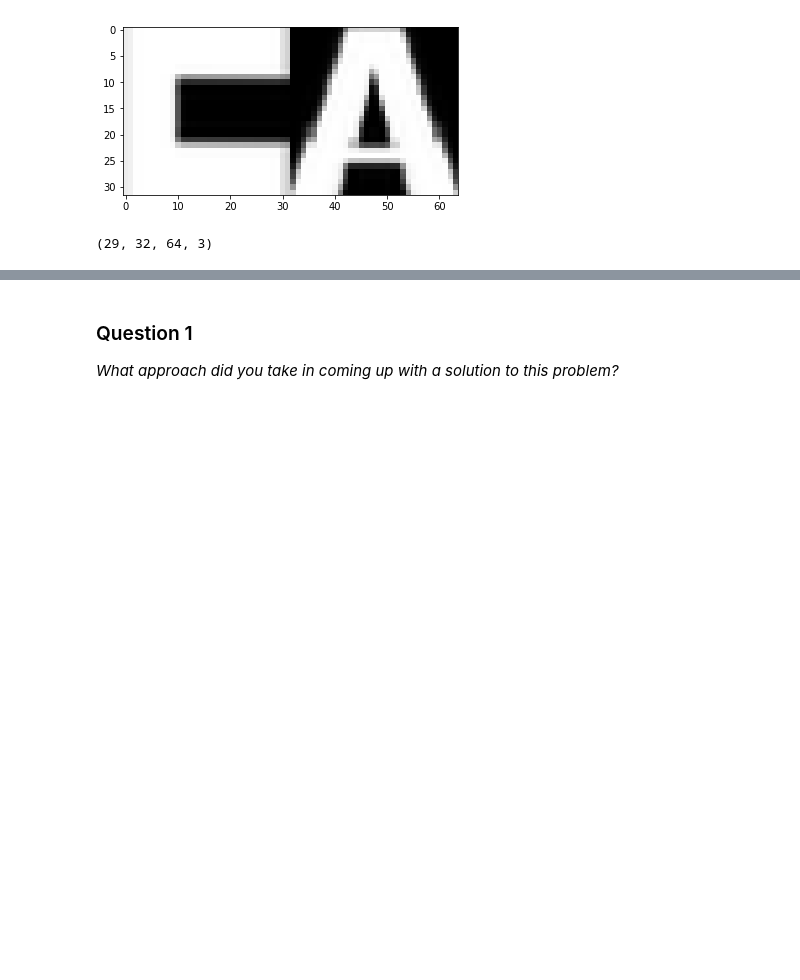
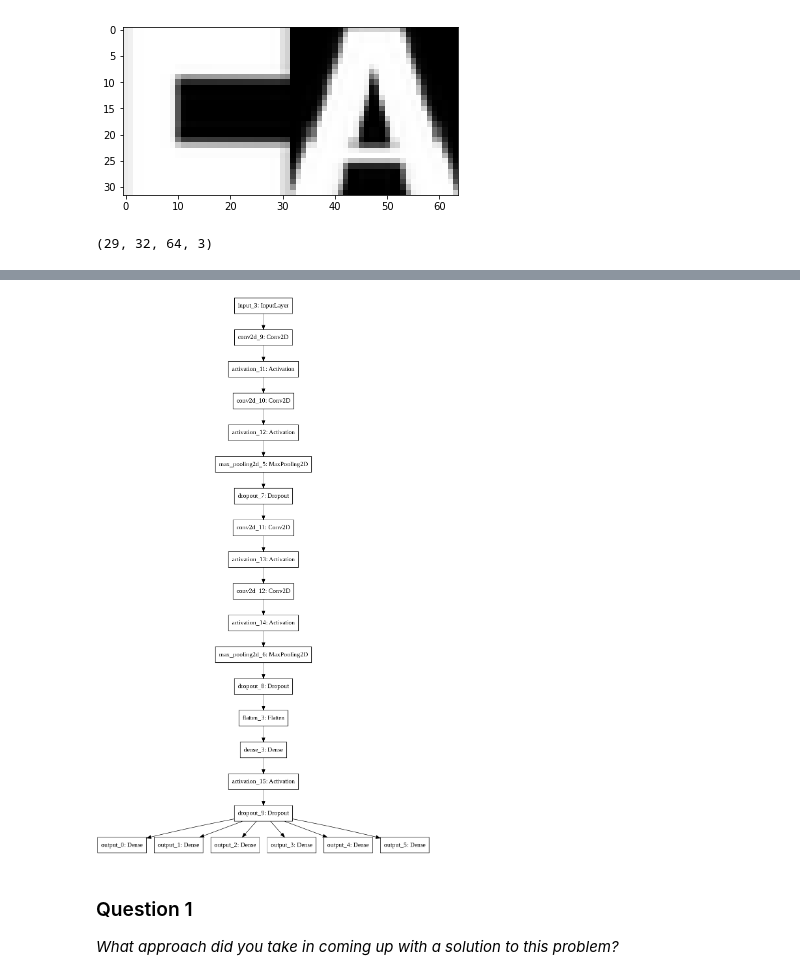
Before and after one commit to samiriff/MLND-digit-recognition, a Jupyter notebook: Copy_of_digit_recognition.ipynb, the cells around one changed output, grey strips where cells are left out. Saved outputs shown, nothing was run; the diff lists cells and outputs as text; code cells hidden in the pictures; blank space fills up the shorter version.

```diff
--- a/Copy_of_digit_recognition.ipynb
+++ b/Copy_of_digit_recognition.ipynb
@@ -1346,3 +1398,8 @@ preds = model.predict(dummy_sample[0, None])
+# %%
+plot_model(model)
+Image(filename='model.png')
+# %% [output]
+[figure, added]
 # %% [markdown]
 ### Question 1
 _What approach did you take in coming up with a solution to this problem?_
```
Also changed, not shown: parts of 8 cells of this notebook.
